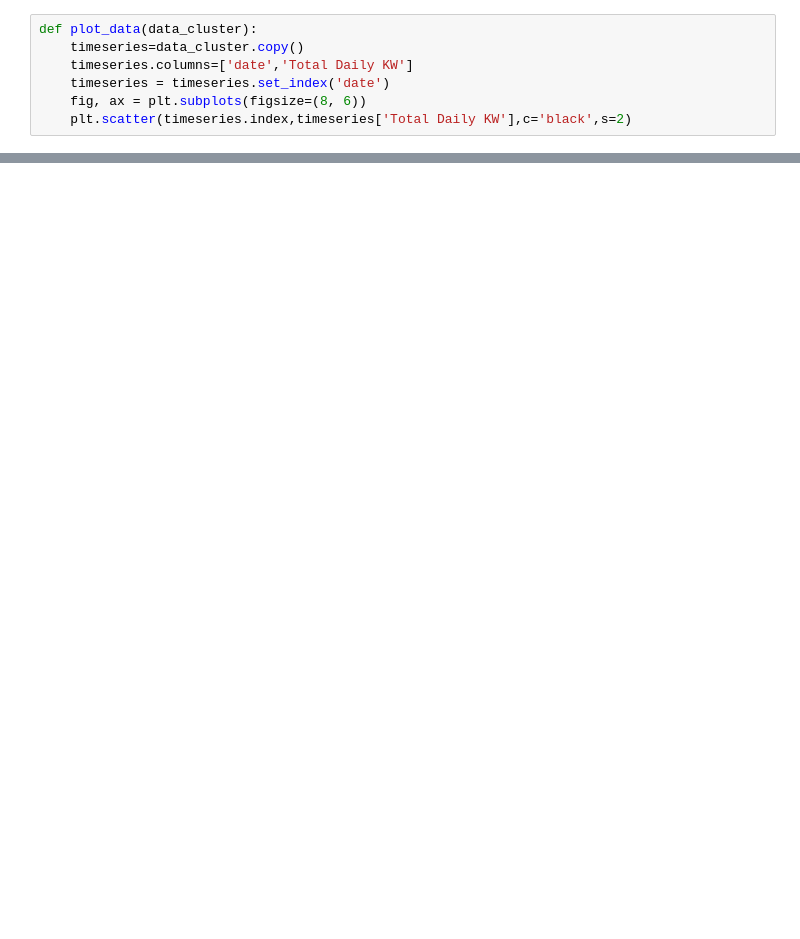
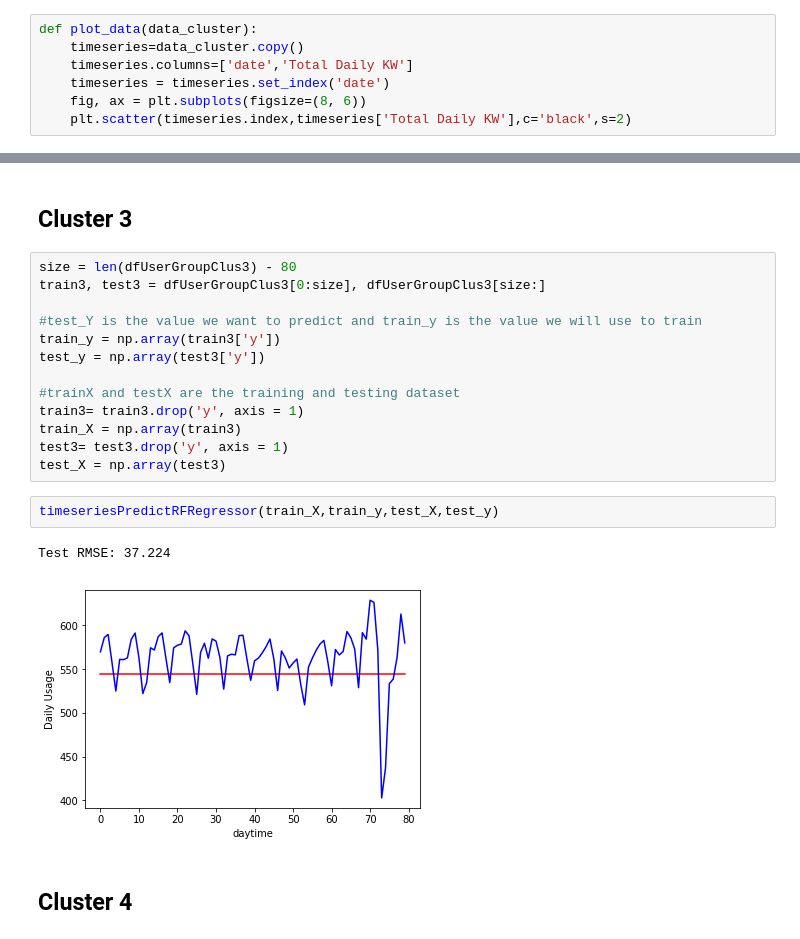
Before and after one commit to dhimanak/Nullpointers-Load_Clusters, a Jupyter notebook: Load_Clusters.ipynb, the cells around one changed output, grey strips where cells are left out. Saved outputs shown, nothing was run; the diff lists cells and outputs as text; blank space fills up the shorter version.

```diff
--- a/Load_Clusters.ipynb
+++ b/Load_Clusters.ipynb
@@ -541,0 +602,22 @@ plt.show()
+# %% [markdown]
+## Cluster 3
+# %%
+size = len(dfUserGroupClus3) - 80
+train3, test3 = dfUserGroupClus3[0:size], dfUserGroupClus3[size:]
+
+#test_Y is the value we want to predict and train_y is the value we will use to train
+train_y = np.array(train3['y'])
+test_y = np.array(test3['y'])
+
+#trainX and testX are the training and testing dataset
+train3= train3.drop('y', axis = 1)
+train_X = np.array(train3)
+test3= test3.drop('y', axis = 1)
+test_X = np.array(test3)
+# %%
+timeseriesPredictRFRegressor(train_X,train_y,test_X,test_y)
+# %% [output]
+Test RMSE: 37.224
+[figure, added]
+# %% [markdown]
+## Cluster 4
```
Also changed, not shown: parts of 64 cells of this notebook.
